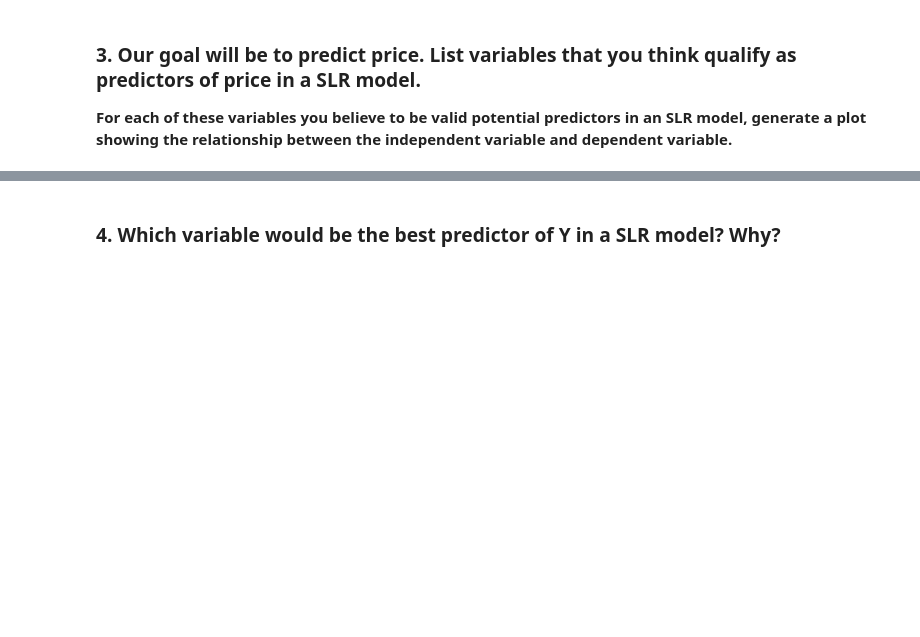
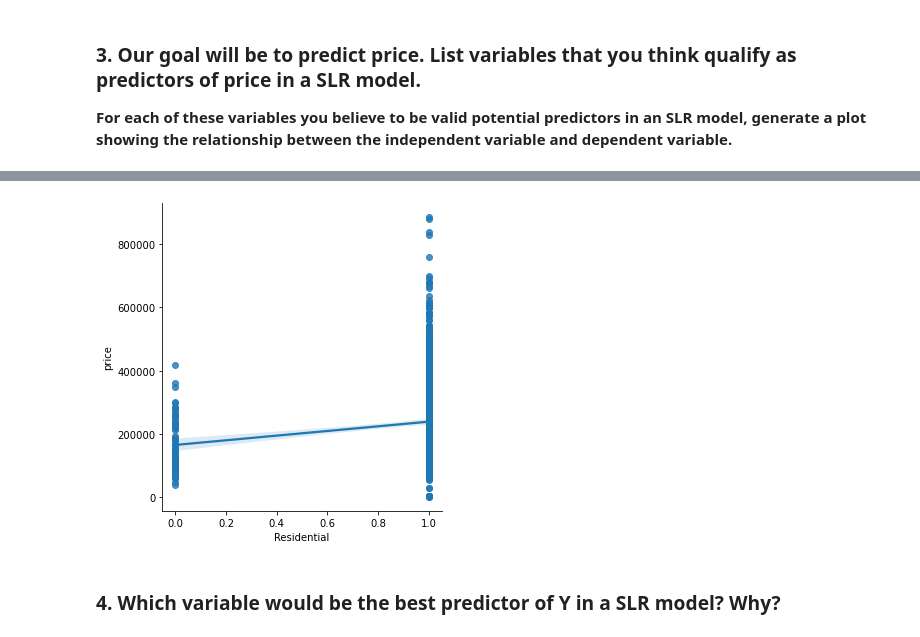
Before and after one commit to astever31/ds-project-12, a Jupyter notebook: simple-linear-regression-sacramento.ipynb, the cells around one changed output, grey strips where cells are left out. Cells and saved outputs as stored; diff of their text form; code cells hidden in the pictures; blank space fills up the shorter version.

```diff
--- a/simple-linear-regression-sacramento.ipynb
+++ b/simple-linear-regression-sacramento.ipynb
@@ -37,2 +135,7 @@ import scipy.stats
+# %%
+sns.lmplot(x='Residential', y='price', data=df)
+plt.show()
+# %% [output]
+[figure, added]
 # %% [markdown]
 ### 4. Which variable would be the best predictor of Y in a SLR model? Why?
```
Also changed, not shown: parts of 30 cells of this notebook.
